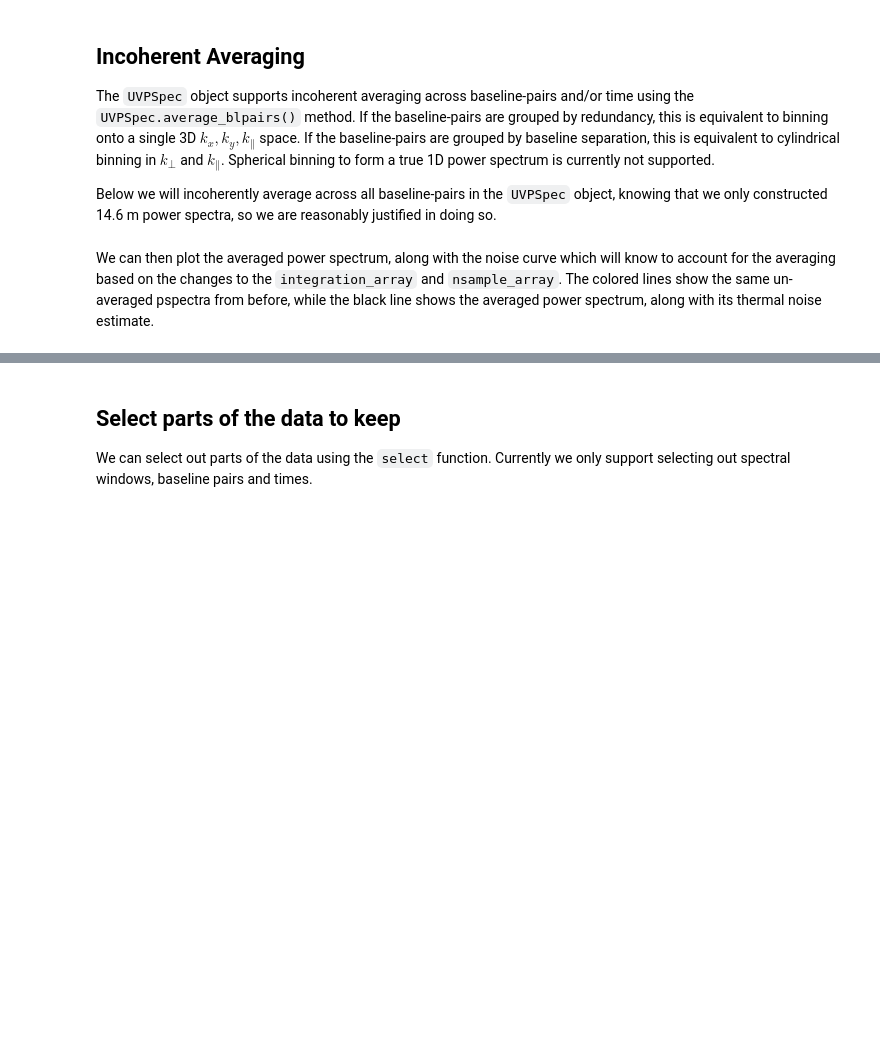
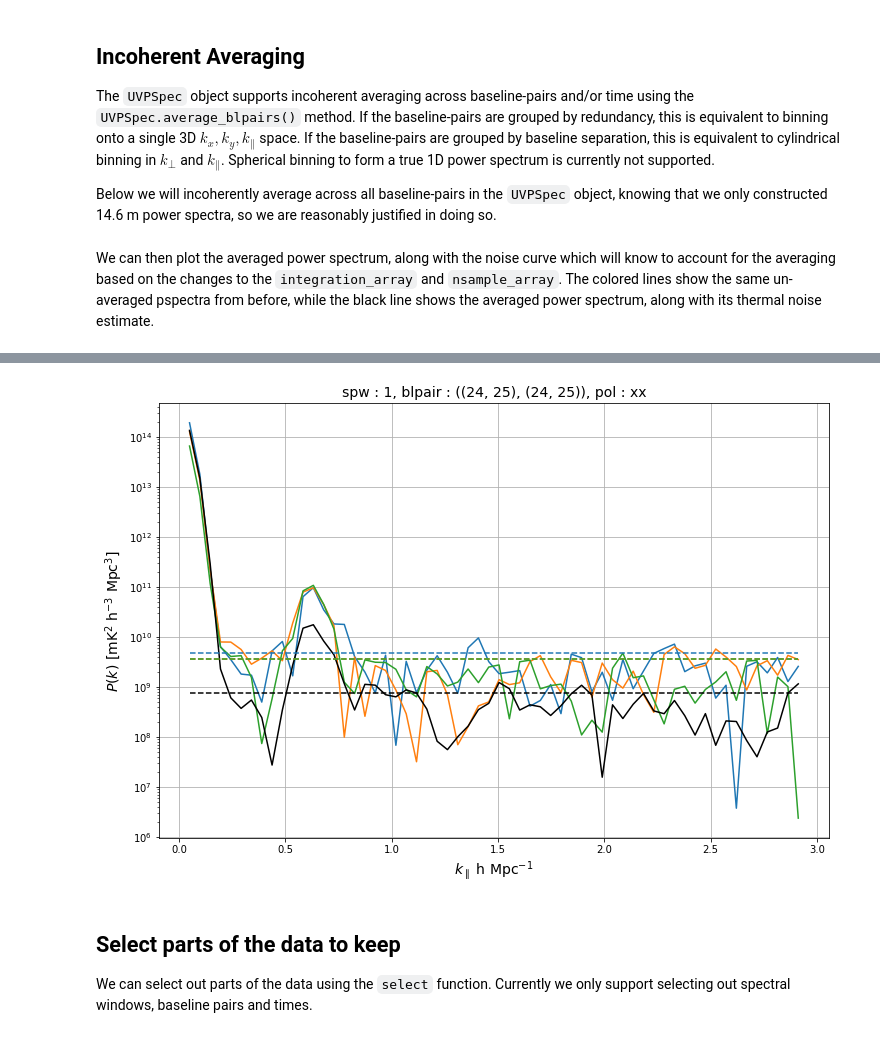
Before and after one commit to HERA-Team/hera_pspec, a Jupyter notebook: examples/PS_estimation_example.ipynb, the cells around one changed output, grey strips where cells are left out. Cells and saved outputs as stored; diff of their text form; code cells hidden in the pictures; blank space fills up the shorter version.

```diff
--- a/examples/PS_estimation_example.ipynb
+++ b/examples/PS_estimation_example.ipynb
@@ -319,3 +327,35 @@ _ = ax.plot(k_para, P_N.T, ls='--')
+# %%
+# plot power spectrum of spw 1
+fig, ax = plt.subplots(figsize=(12,8))
+
+spw = 1
+blp =((24, 25), (24, 25))
+key = (spw, blp, 'xx')
+k_perp, k_para = uvp.get_kvecs(spw)
+power = np.abs(np.real(uvp.get_data(key)))
+P_N = uvp.generate_noise_spectra(spw, 'xx', 400)
+P_N = P_N[uvp.blpair_to_indices(blp)]
+
+spw = 1
+blp =((24, 25), (24, 25))
+key = (spw, blp, 'xx')
+avg_power = np.abs(np.real(uvp2.get_data(key)))
+avg_P_N = uvp2.generate_noise_spectra(spw, 'xx', 400)
+avg_P_N = avg_P_N[uvp2.blpair_to_indices(blp)]
+
+_ = ax.plot(k_para, power.T)
+ax.plot(k_para, avg_power.T, color='k')
+ax.plot(k_para, avg_P_N.T, color='k', ls='--')
+ax.set_yscale('log')
+ax.grid()
+ax.set_xlabel(r"$k_\parallel\ \rm h\ Mpc^{-1}$", fontsize=14)
+ax.set_ylabel(r"$P(k)\ \rm [mK^2\ h^{-3}\ Mpc^3]$", fontsize=14)
+ax.set_title("spw : {}, blpair : {}, pol : {}".format(*key), fontsize=14)
+
+ax.set_prop_cycle(None)
+_ = ax.plot(k_para, P_N.T, ls='--')
+# %% [output]
+[figure, added]
 # %% [markdown]
 ## Select parts of the data to keep
 
```
Also changed, not shown: parts of 11 cells of this notebook.
